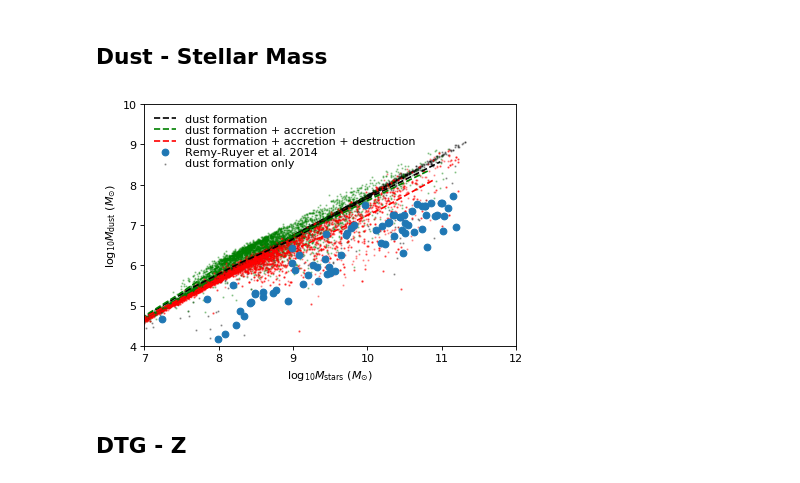
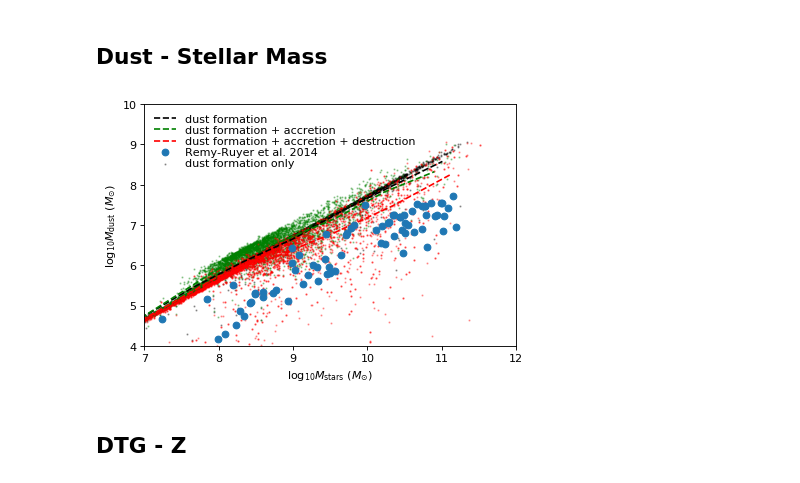
Before and after one commit to darrencroton/sage, a Jupyter notebook: analysis/allresults.ipynb, the cells around one changed output. Drawn from its saved outputs; the diff is of its cells as text; code cells hidden in the pictures.

```diff
--- a/analysis/allresults.ipynb
+++ b/analysis/allresults.ipynb
@@ -152,7 +218,7 @@ def read_one_file(name, Galdesc):
 # %%
 Galdesc = galdtype()
 Galdesc1 = galdtype1()
-Galdesc2 = galdtype1()
+Galdesc2 = galdtype2()
 
 for i in range(len(redshift)):
     G_snap = []
@@ -172,7 +238,7 @@ for i in range(len(redshift)):
     for l in range(firstfile, lastfile+1):
         name2 = (directory2+filename+'_z'+f'{redshift[i]:.3f}'+'_'+f'{j}')
         #snapshot 0 = redshift 127, snapshot 63 = redshift 0
-        G2 = read_one_file(name2, Galdesc1)
+        G2 = read_one_file(name2, Galdesc2)
         G_snap2.extend(G2)
 
     G_snap = np.array(G_snap)
@@ -343,37 +409,37 @@ idx = np.digitize(mass, bins)
 tesmedian = [np.median(dust[idx==k]) for k in range(total_bins)]
 
 plt.scatter(mass, dust, marker='o', s=1, c='g', alpha=0.3)
 plt.plot(bins-delta/2, tesmedian, 'g--', label='dust formation + accretion')
 
 
-w = np.where((G_snap2.StellarMass > 0) & (G_snap2.Dust > 0))[0]
+w = np.where((G_snap2.StellarMass > 0) & (G_snap2.ColdDust > 0))[0]
 if(len(w) > dilute): w = sample(list(w), dilute)
 mass = np.log10(G_snap2.StellarMass[w] * 1.e10 / Hubble_h)
-dust = np.log10(G_snap2.Dust[w] * 1.e10 / Hubble_h)
+dust = np.log10(G_snap2.ColdDust[w] * 1.e10 / Hubble_h)
 
 total_bins = 20
 bins = np.linspace(mass.min(), mass.max(), total_bins)
 delta = bins[1]-bins[0]
 idx = np.digitize(mass, bins)
 tesmedian = [np.median(dust[idx==k]) for k in range(total_bins)]
 
 plt.scatter(mass, dust, marker='o', s=1, c='r', alpha=0.3)
 plt.plot(bins-delta/2, tesmedian, 'r--', label='dust formation + accretion + destruction')
 
 plt.plot(logstar_rr, logdust_rr, 'o', label='Remy-Ruyer et al. 2014')
 plt.xlim(7, 12)
 plt.ylim(4, 10)
 plt.xlabel(r'$\log_{10} M_{\mathrm{stars}}\ (M_{\odot})$')  # and the x-axis labels
 plt.ylabel(r'$\log_{10} M_{\mathrm{dust}}\ (M_{\odot})$')  # and the x-axis labels
 
 leg = plt.legend(loc=0, numpoints=1, labelspacing=0.1)
 leg.draw_frame(False)  # Don't want a box frame
 for t in leg.get_texts():  # Reduce the size of the text
     t.set_fontsize('medium')
 
-plt.savefig('plots/dust-mass.png')
+#plt.savefig('plots/dust-mass.png')
 # %% [output]
-[figure, old version]
+[figure, new version]
 # %% [markdown]
 ## DTG - Z
 # %%
```
Also changed, not shown: parts of 5 cells of this notebook, 3 other files.
